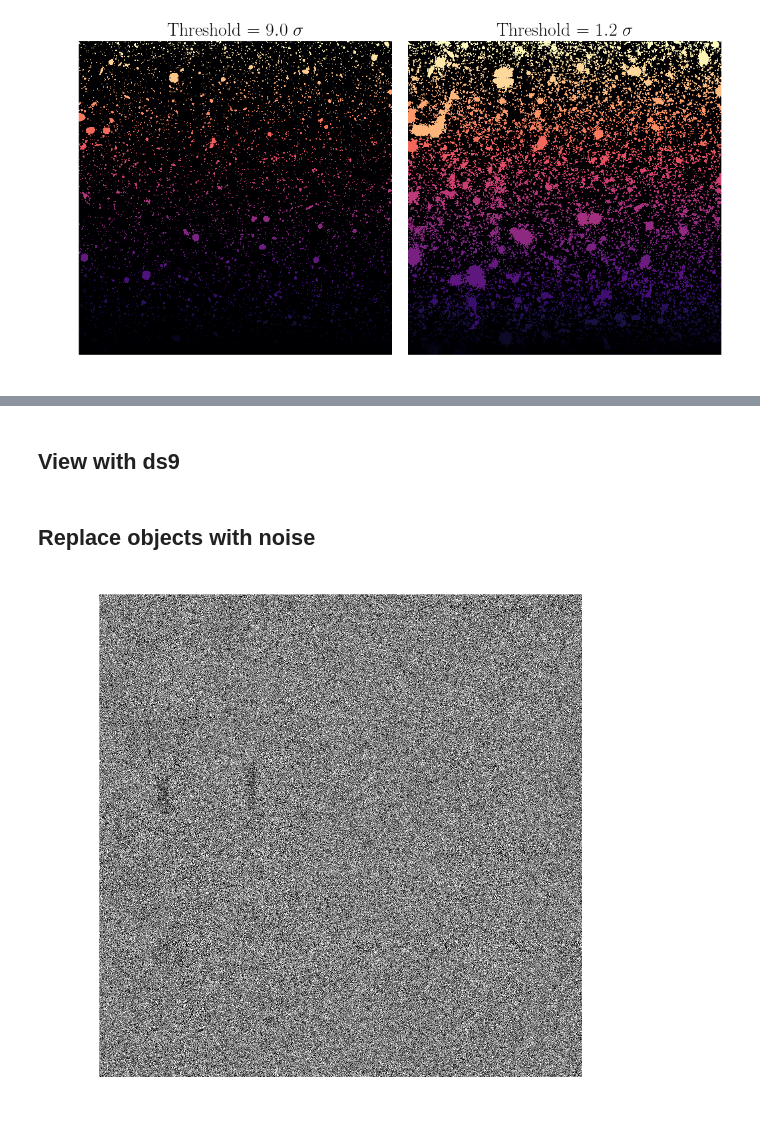
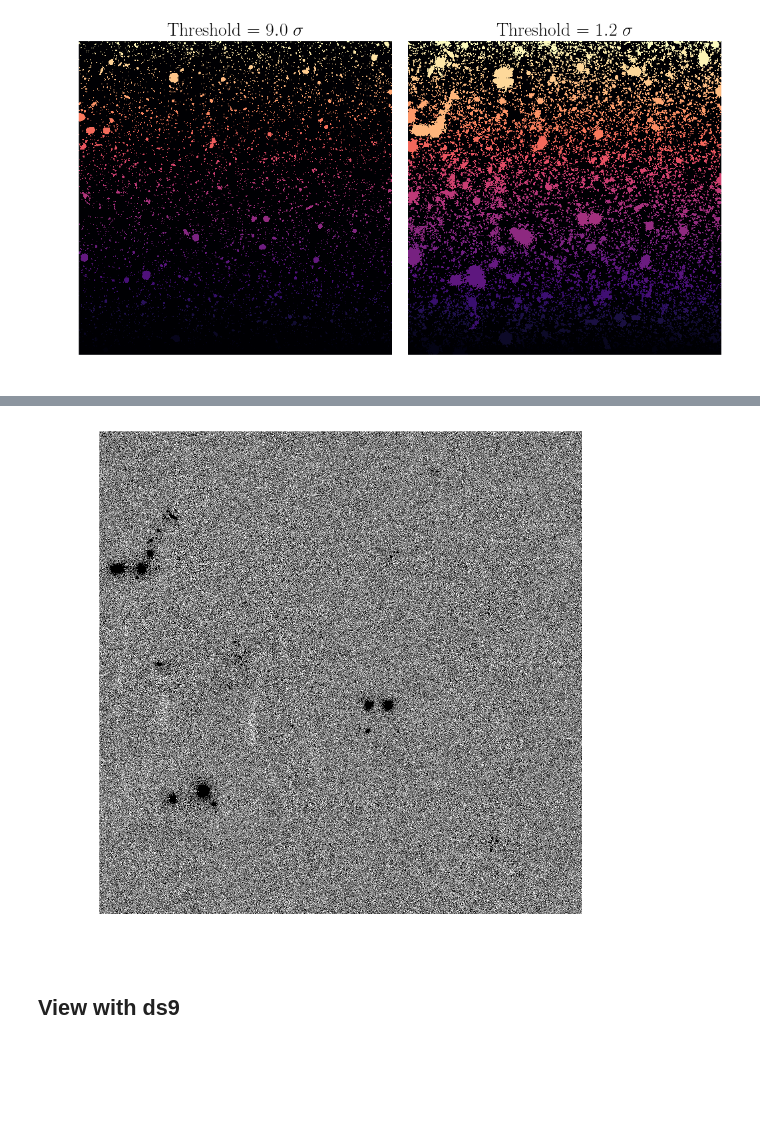
Before and after one commit to johnnygreco/hugs-ana, a Jupyter notebook: notebooks/test_lsst_stack/detection.ipynb, the cells around one changed output, grey strips where cells are left out. Cells and saved outputs as stored; diff of their text form; code cells hidden in the pictures; blank space fills up the shorter version.

Commit message:
fiddle with replace w/noise

```diff
--- a/notebooks/test_lsst_stack/detection.ipynb
+++ b/notebooks/test_lsst_stack/detection.ipynb
@@ -80,2 +104,10 @@ for i, (title, seg) in enumerate(zip(titles, [seg_hi, seg_lo])):
+# %%
+plt.figure(figsize=(6,6))
+vmin, vmax = zscale(mi_clone.getImage().getArray())
+plt.imshow(mi_clone.getImage().getArray(), vmin=vmin, origin='lower',
+           vmax=vmax, cmap=plt.cm.gray_r, aspect='equal')
+plt.axis('off');
+# %% [output]
+[figure, added]
 # %% [markdown]
 ## View with ds9
@@ -87,2 +113,0 @@ disp.mtv(exposure)
-# %% [markdown]
-## Replace objects with noise
@@ -92,8 +113,0 @@ mi_clone.getImage().getArray()[seg_lo!=0] = noise_array[seg_lo!=0]
-# %%
-plt.figure(figsize=(6,6))
-vmin, vmax = zscale(mi_clone.getImage().getArray())
-plt.imshow(mi_clone.getImage().getArray(), vmin=vmin,
-           vmax=vmax, cmap=plt.cm.gray, aspect='equal')
-plt.axis('off');
-# %% [output]
-[figure, removed]
```
Also changed, not shown: parts of 12 cells of this notebook.
